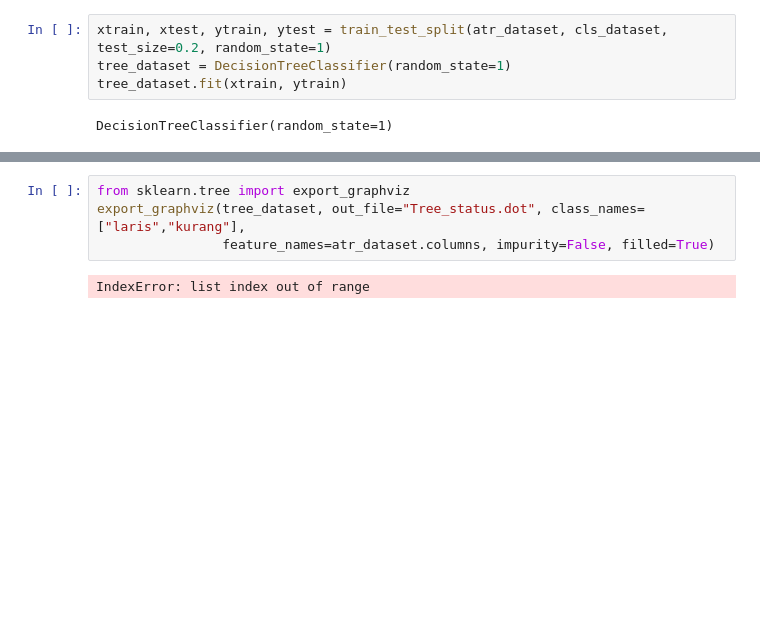
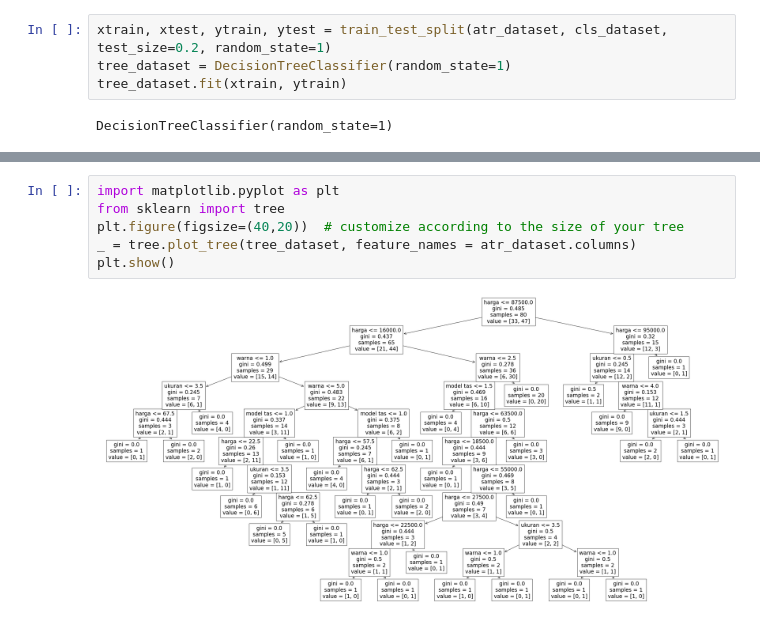
Before and after one commit to windyaniekaputri/metlit, a Jupyter notebook: finalprojectmetlit.ipynb, the cells around one changed output, grey strips where cells are left out. Drawn from its saved outputs; the diff is of its cells as text; blank space fills up the shorter version.

```diff
--- a/finalprojectmetlit.ipynb
+++ b/finalprojectmetlit.ipynb
@@ -120,6 +106,8 @@ Tingkat Akurasi : 50 persen
-# %%
-from sklearn.tree import export_graphviz
-export_graphviz(tree_dataset, out_file="Tree_status.dot", class_names=["laris","kurang"],
-                feature_names=atr_dataset.columns, impurity=False, filled=True)
-# %% [output]
-IndexError: list index out of range
+# %%
+import matplotlib.pyplot as plt
+from sklearn import tree
+plt.figure(figsize=(40,20))  # customize according to the size of your tree
+_ = tree.plot_tree(tree_dataset, feature_names = atr_dataset.columns)
+plt.show()
+# %% [output]
+[figure, added]
```
Also changed, not shown: parts of 9 cells of this notebook.
